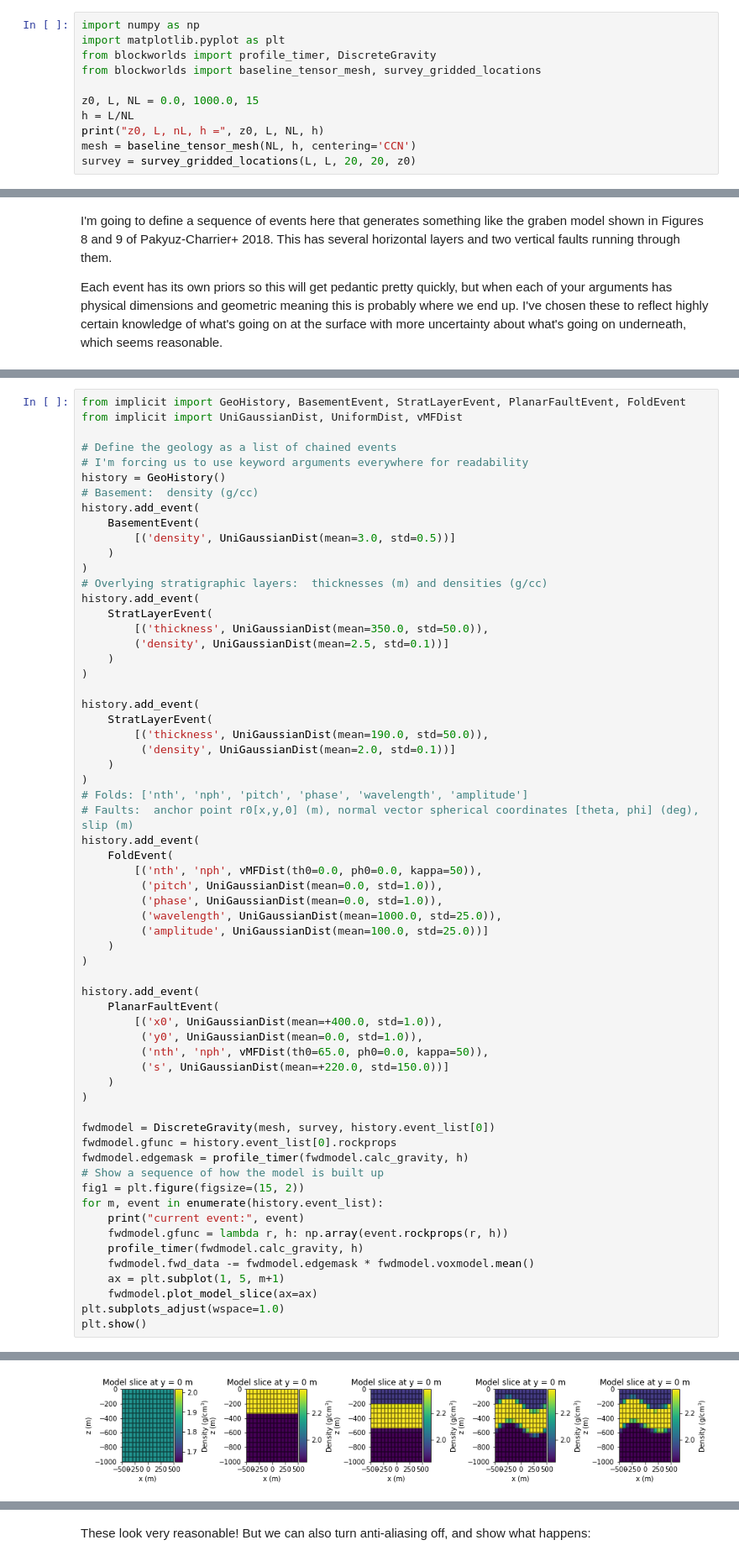
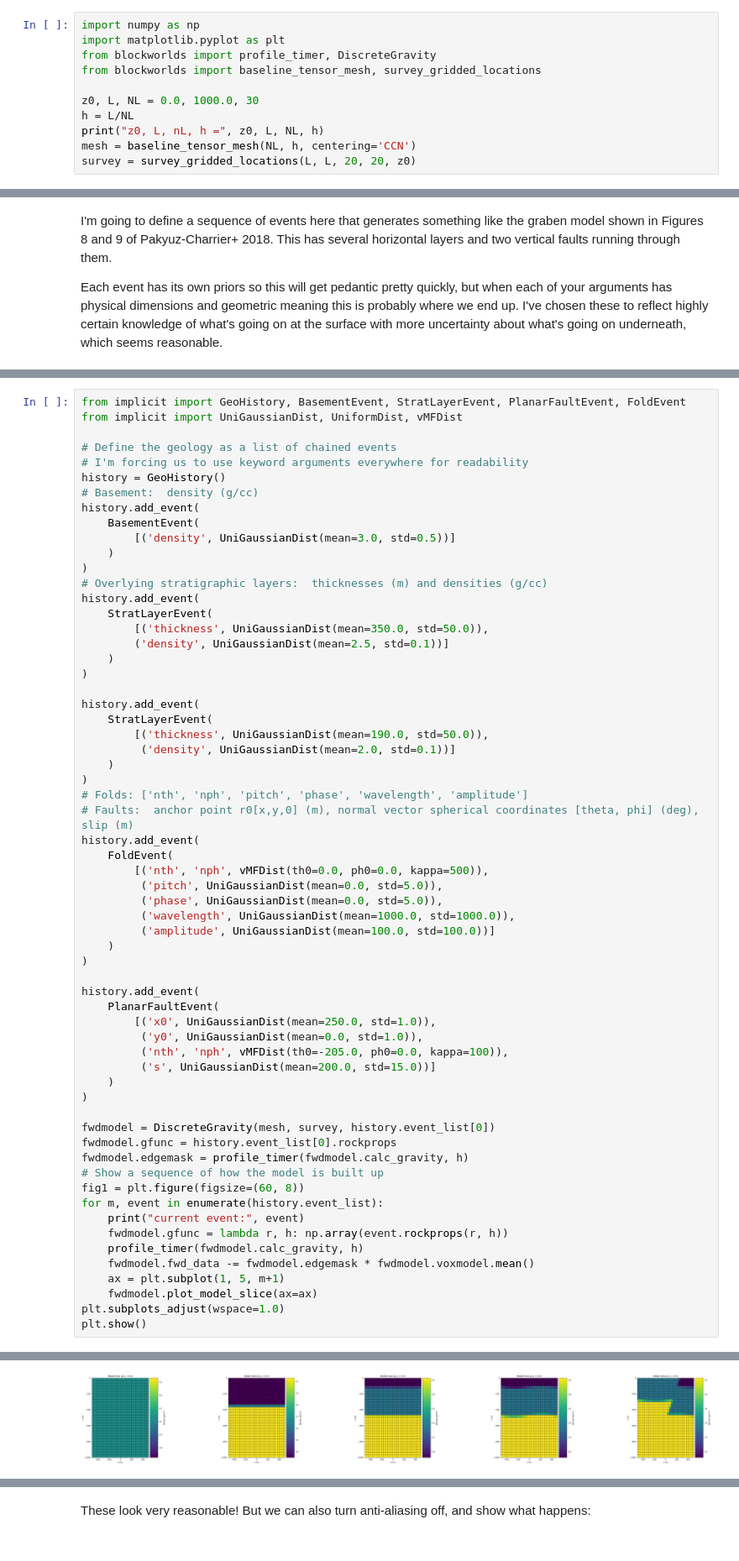
Before and after one commit to markdlindsay/bayesian-geology, a Jupyter notebook: blockworlds/fold_1.ipynb, the cells around one changed output, grey strips where cells are left out. Shown at 84% size. Saved outputs shown, nothing was run; the diff lists cells and outputs as text.

```diff
--- a/blockworlds/fold_1.ipynb
+++ b/blockworlds/fold_1.ipynb
@@ -14,7 +14,7 @@ import matplotlib.pyplot as plt
 from blockworlds import profile_timer, DiscreteGravity
 from blockworlds import baseline_tensor_mesh, survey_gridded_locations
 
-z0, L, NL = 0.0, 1000.0, 15
+z0, L, NL = 0.0, 1000.0, 30
 h = L/NL
 print("z0, L, nL, h =", z0, L, NL, h)
 mesh = baseline_tensor_mesh(NL, h, centering='CCN')
@@ -60,20 +56,20 @@ history.add_event(
 # Faults:  anchor point r0[x,y,0] (m), normal vector spherical coordinates [theta, phi] (deg), slip (m)
 history.add_event(
     FoldEvent(
-        [('nth', 'nph', vMFDist(th0=0.0, ph0=0.0, kappa=50)),
-         ('pitch', UniGaussianDist(mean=0.0, std=1.0)),
-         ('phase', UniGaussianDist(mean=0.0, std=1.0)),
-         ('wavelength', UniGaussianDist(mean=1000.0, std=25.0)),
-         ('amplitude', UniGaussianDist(mean=100.0, std=25.0))]
+        [('nth', 'nph', vMFDist(th0=0.0, ph0=0.0, kappa=500)),
+         ('pitch', UniGaussianDist(mean=0.0, std=5.0)),
+         ('phase', UniGaussianDist(mean=0.0, std=5.0)),
+         ('wavelength', UniGaussianDist(mean=1000.0, std=1000.0)),
+         ('amplitude', UniGaussianDist(mean=100.0, std=100.0))]
     )
 )
 
 history.add_event(
     PlanarFaultEvent(
-        [('x0', UniGaussianDist(mean=+400.0, std=1.0)),
+        [('x0', UniGaussianDist(mean=250.0, std=1.0)),
          ('y0', UniGaussianDist(mean=0.0, std=1.0)),
-         ('nth', 'nph', vMFDist(th0=65.0, ph0=0.0, kappa=50)),
-         ('s', UniGaussianDist(mean=+220.0, std=150.0))]
+         ('nth', 'nph', vMFDist(th0=-205.0, ph0=0.0, kappa=100)),
+         ('s', UniGaussianDist(mean=200.0, std=15.0))]
     )
 )
 
@@ -81,7 +77,7 @@ fwdmodel = DiscreteGravity(mesh, survey, history.event_list[0])
 fwdmodel.gfunc = history.event_list[0].rockprops
 fwdmodel.edgemask = profile_timer(fwdmodel.calc_gravity, h)
 # Show a sequence of how the model is built up
-fig1 = plt.figure(figsize=(15, 2))
+fig1 = plt.figure(figsize=(60, 8))
 for m, event in enumerate(history.event_list):
     print("current event:", event)
     fwdmodel.gfunc = lambda r, h: np.array(event.rockprops(r, h))
@@ -106,4 +102,4 @@ calc_gravity ran in 0.003 sec
-[figure, old version]
+[figure, new version]
 # %%
 histpars = history.serialize()
 print("history.serialize() =", histpars)
```
Also changed, not shown: parts of 15 cells of this notebook.
